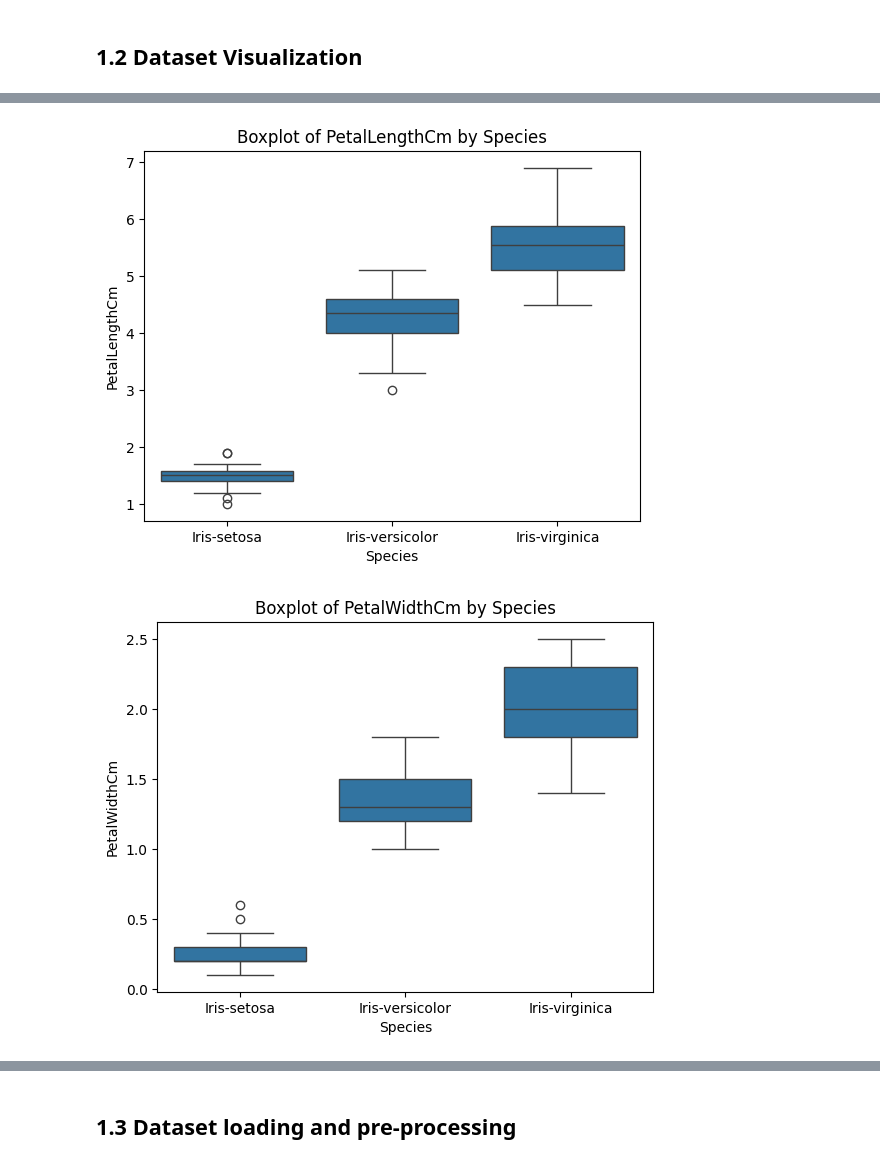
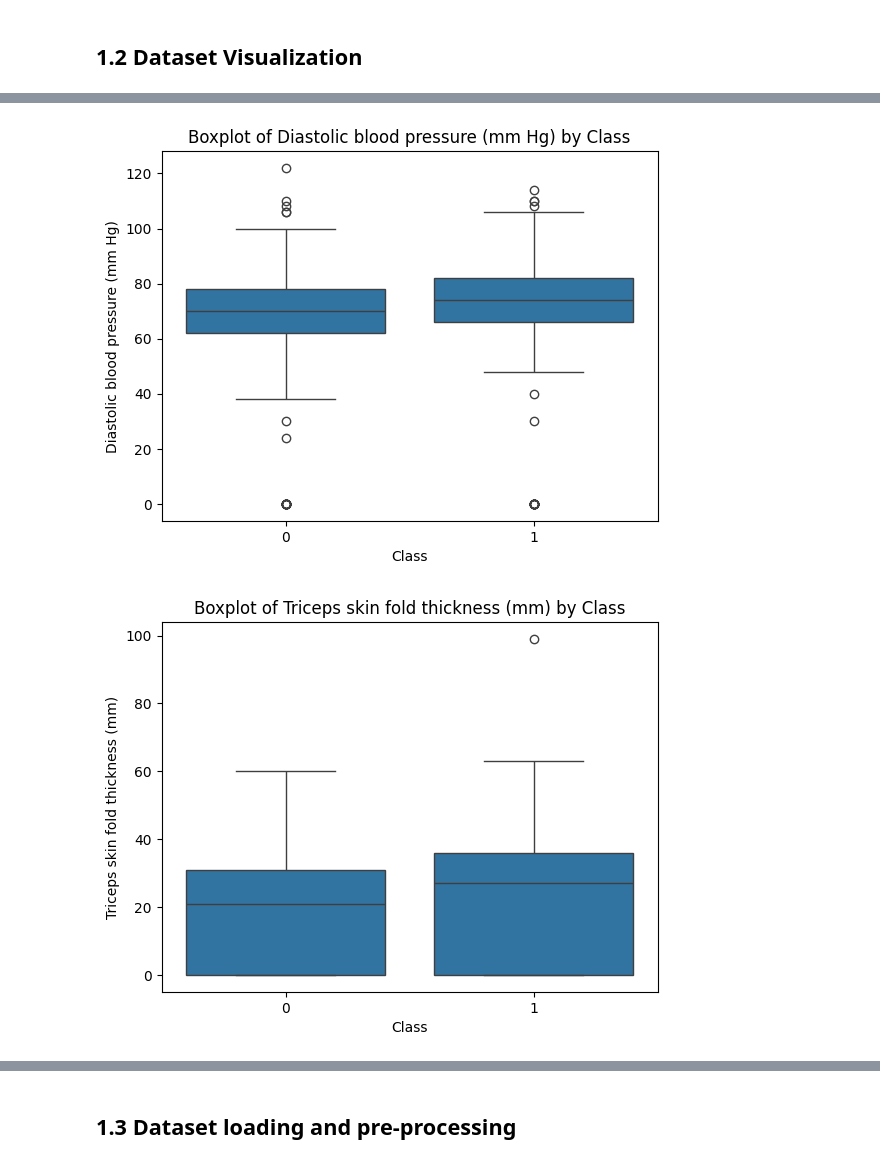
Before and after one commit to orangethefish/ML_project, a Jupyter notebook: GaussianNB.ipynb, the cells around one changed output, grey strips where cells are left out. Cells and saved outputs as stored; diff of their text form; code cells hidden in the pictures.

Commit message:
change dataset

```diff
--- a/GaussianNB.ipynb
+++ b/GaussianNB.ipynb
@@ -30,7 +30,7 @@ Unzip completed
 # %% [markdown]
 ## 1.2 Dataset Visualization
 # %%
-df = pd.read_csv('dataset/Iris.csv')
+df = pd.read_csv('dataset/pima-indians-diabetes.csv')
 # %%
 # Display the first 5 rows of the dataset
 show(df.head())
@@ -78,8 +87,8 @@ plt.show()
 # %%
 # Creating a boxplot for each numeric feature
-features = df.columns.drop(['Id', 'Species'])
+features = df.columns.drop(['Class'])
 for feature in features:
-    sns.boxplot(x='Species', y=feature, data=df)
-    plt.title(f'Boxplot of {feature} by Species')
+    sns.boxplot(x='Class', y=feature, data=df)
+    plt.title(f'Boxplot of {feature} by Class')
     plt.show()
 # %% [output]
@@ -88,2 +97,2 @@ for feature in features:
-[figure, old version]
+[figure, new version]
-[figure, old version]
+[figure, new version]
```
Also changed, not shown: parts of 8 cells of this notebook, 1 other file.
